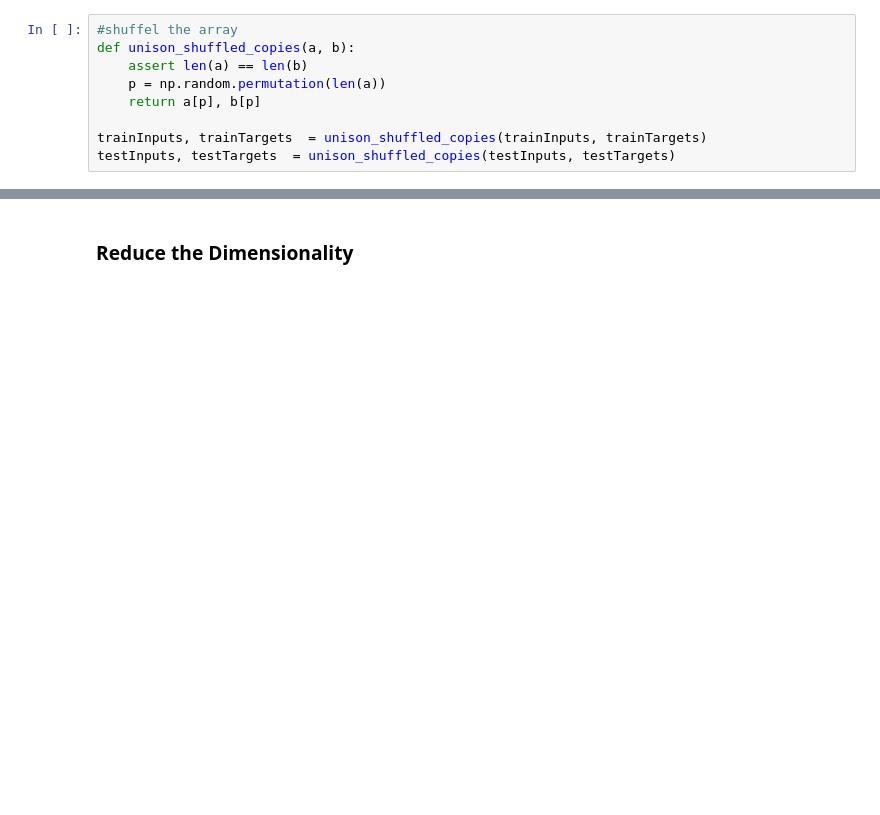
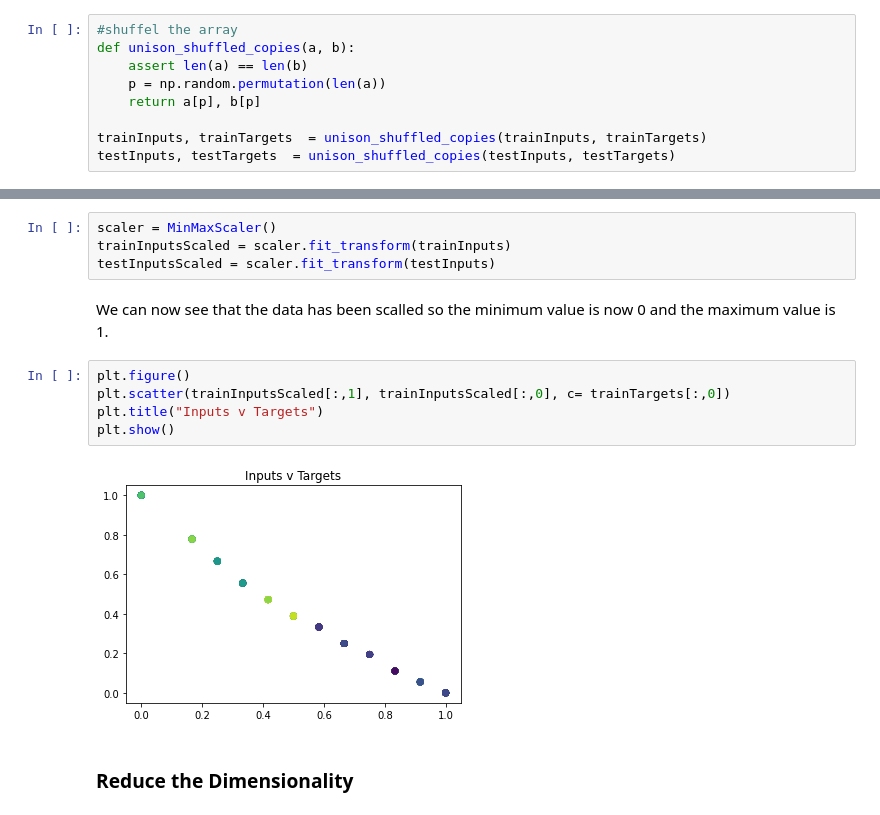
Before and after one commit to Dodecahedrane/COMP-2002-Assignment, a Jupyter notebook: Assignment Notebook.ipynb, the cells around one changed output, grey strips where cells are left out. Saved outputs shown, nothing was run; the diff lists cells and outputs as text; blank space fills up the shorter version.

```diff
--- a/Assignment Notebook.ipynb
+++ b/Assignment Notebook.ipynb
@@ -119,3 +123,16 @@ testInputs, testTargets  = unison_shuffled_copies(testInputs, testTargets)
+# %%
+scaler = MinMaxScaler()
+trainInputsScaled = scaler.fit_transform(trainInputs)
+testInputsScaled = scaler.fit_transform(testInputs)
+# %% [markdown]
+We can now see that the data has been scalled so the minimum value is now 0 and the maximum value is 1.
+# %%
+plt.figure()
+plt.scatter(trainInputsScaled[:,1], trainInputsScaled[:,0], c= trainTargets[:,0])
+plt.title("Inputs v Targets")
+plt.show()
+# %% [output]
+[figure, added]
 # %% [markdown]
 ### Reduce the Dimensionality
 # %%
```
Also changed, not shown: parts of 21 cells of this notebook.
